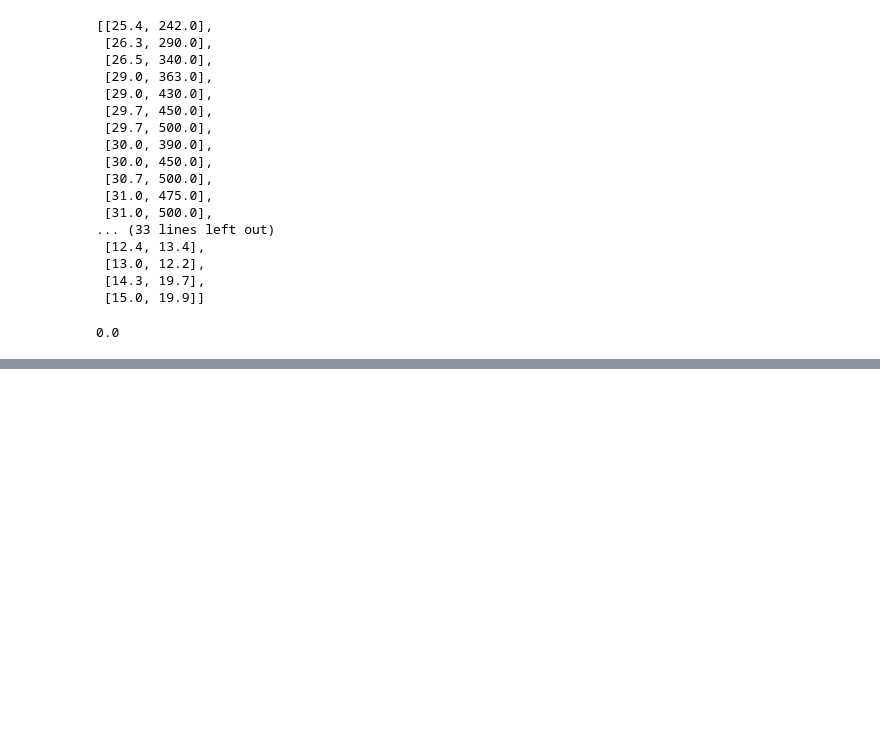
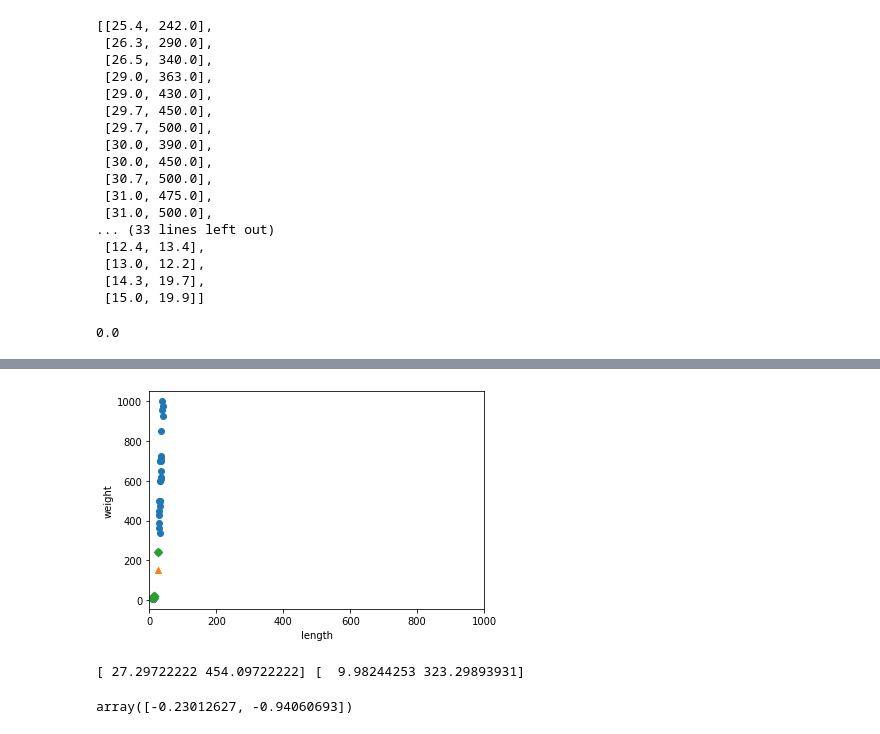
Before and after one commit to jiyun-kong/ML, a Jupyter notebook: ch2_DataSet.ipynb, the cells around one changed output, grey strips where cells are left out. Saved outputs shown, nothing was run; the diff lists cells and outputs as text; code cells hidden in the pictures; blank space fills up the shorter version.

```diff
--- a/ch2_DataSet.ipynb
+++ b/ch2_DataSet.ipynb
@@ -79,0 +237,10 @@ no changes added to commit (use "git add" and/or "git commit -a")
+# %%
+plt.scatter(train_input[:, 0], train_input[:, 1])
+plt.scatter(25, 150, marker='^')
+plt.scatter(train_input[indexes, 0], train_input[indexes, 1], marker='D')
+plt.xlim((0, 1000))
+plt.xlabel('length')
+plt.ylabel('weight')
+plt.show()
+# %% [output]
+[figure, added]
@@ -79,0 +251,7 @@ no changes added to commit (use "git add" and/or "git commit -a")
+# %%
+mean = np.mean(train_input, axis=0)
+std = np.std(train_input, axis=0)
+# 각 특성 별로 (길이, 무게) 평균과 표준편차를 구해야 하기 때문에 axis=0 해준다. shape를 했을 때의 0번째 인덱스가 행, 1번째 인덱스가 열이다.
+print(mean, std)
+# %% [output]
+[ 27.29722222 454.09722222] [  9.98244253 323.29893931]
@@ -79,0 +260,5 @@ no changes added to commit (use "git add" and/or "git commit -a")
+# %%
+target_scaled = ([25, 150] - mean) / std
+target_scaled
+# %% [output]
+array([-0.23012627, -0.94060693])
```
Also changed, not shown: parts of 38 cells of this notebook.
